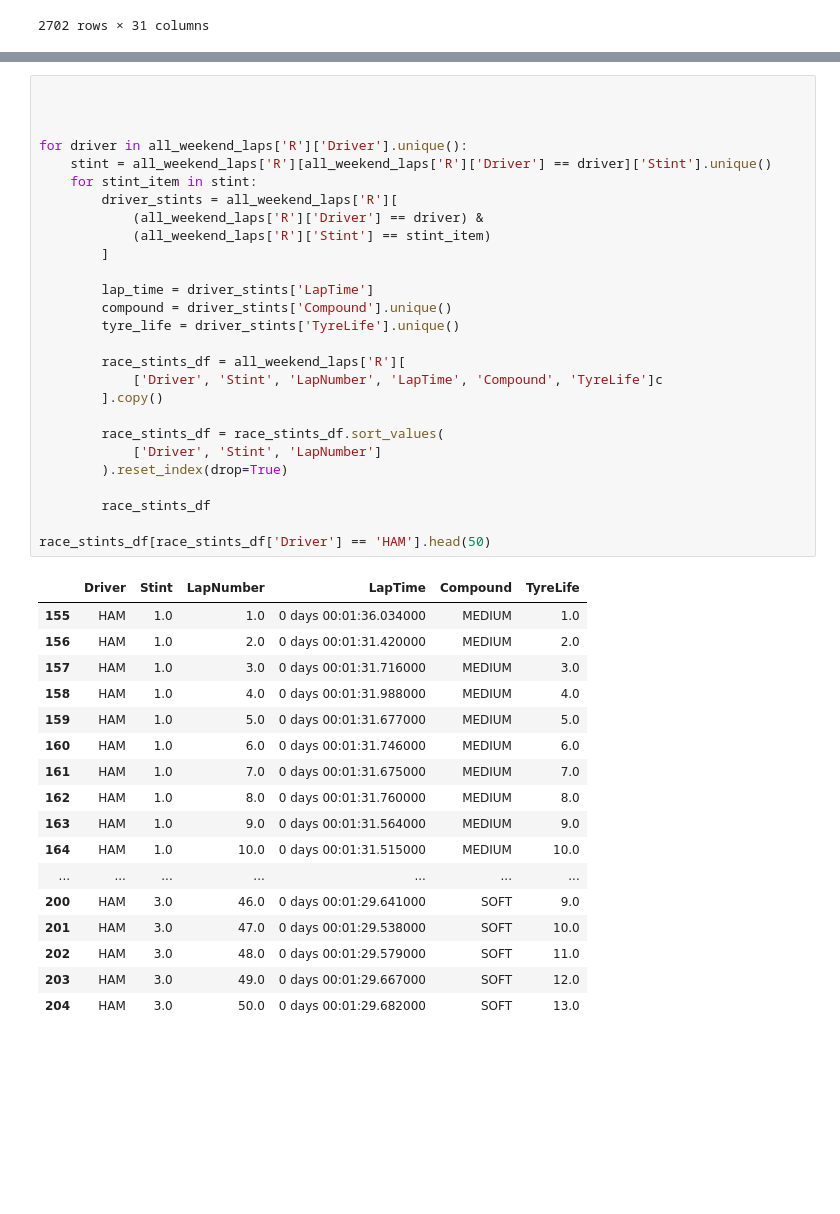
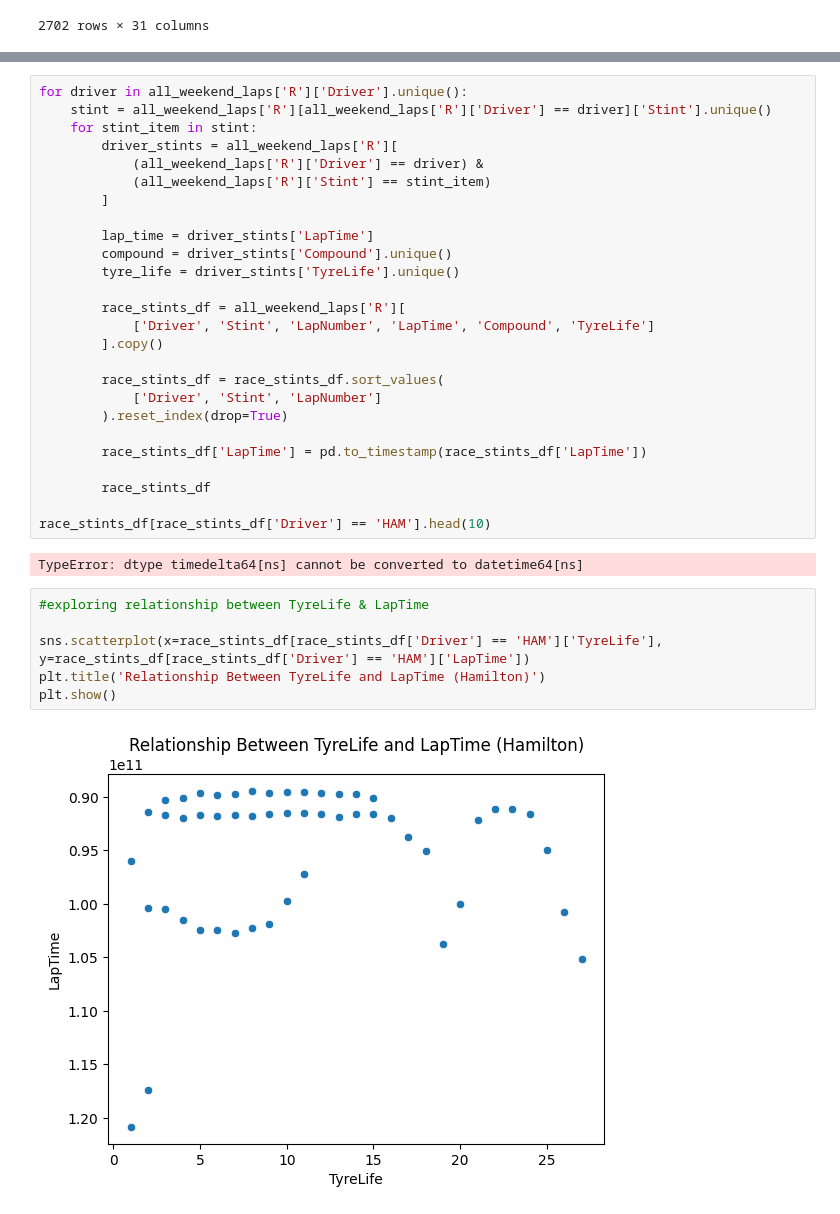
Before and after one commit to JamesBurnard1/Pitwall-F1, a Jupyter notebook: exploration.ipynb, the cells around one changed output, grey strips where cells are left out. Cells and saved outputs as stored; diff of their text form; blank space fills up the shorter version.

Commit message:
Analyze Hamilton tire life and lap times

```diff
--- a/exploration.ipynb
+++ b/exploration.ipynb
@@ -148,9 +143,6 @@ all_weekend_laps['R'][all_weekend_laps['R']['Driver'] == 'HAM'].head(50)
 | 48 | 0 days 02:16:13.232000 | HAM | 44 | 0 days 00:01:29.667000 | 49.0 | 3.0 | NaT | NaT | 0 days 00:00:29.218000 | ... |
 | 49 | 0 days 02:17:42.914000 | HAM | 44 | 0 days 00:01:29.682000 | 50.0 | 3.0 | NaT | NaT | 0 days 00:00:29.222000 | ... |
 # %%
-
-
-
 for driver in all_weekend_laps['R']['Driver'].unique():
     stint = all_weekend_laps['R'][all_weekend_laps['R']['Driver'] == driver]['Stint'].unique()
     for stint_item in stint:
@@ -164,31 +156,25 @@ for driver in all_weekend_laps['R']['Driver'].unique():
         tyre_life = driver_stints['TyreLife'].unique()
 
         race_stints_df = all_weekend_laps['R'][
-            ['Driver', 'Stint', 'LapNumber', 'LapTime', 'Compound', 'TyreLife']c
+            ['Driver', 'Stint', 'LapNumber', 'LapTime', 'Compound', 'TyreLife']
         ].copy()
 
         race_stints_df = race_stints_df.sort_values(
             ['Driver', 'Stint', 'LapNumber']
         ).reset_index(drop=True)
 
+        race_stints_df['LapTime'] = pd.to_timestamp(race_stints_df['LapTime'])
+
         race_stints_df
 
-race_stints_df[race_stints_df['Driver'] == 'HAM'].head(50)
+race_stints_df[race_stints_df['Driver'] == 'HAM'].head(10)
 # %% [output]
-|  | Driver | Stint | LapNumber | LapTime | Compound | TyreLife |
-| 155 | HAM | 1.0 | 1.0 | 0 days 00:01:36.034000 | MEDIUM | 1.0 |
-| 156 | HAM | 1.0 | 2.0 | 0 days 00:01:31.420000 | MEDIUM | 2.0 |
-| 157 | HAM | 1.0 | 3.0 | 0 days 00:01:31.716000 | MEDIUM | 3.0 |
-| 158 | HAM | 1.0 | 4.0 | 0 days 00:01:31.988000 | MEDIUM | 4.0 |
-| 159 | HAM | 1.0 | 5.0 | 0 days 00:01:31.677000 | MEDIUM | 5.0 |
-| 160 | HAM | 1.0 | 6.0 | 0 days 00:01:31.746000 | MEDIUM | 6.0 |
-| 161 | HAM | 1.0 | 7.0 | 0 days 00:01:31.675000 | MEDIUM | 7.0 |
-| 162 | HAM | 1.0 | 8.0 | 0 days 00:01:31.760000 | MEDIUM | 8.0 |
-| 163 | HAM | 1.0 | 9.0 | 0 days 00:01:31.564000 | MEDIUM | 9.0 |
-| 164 | HAM | 1.0 | 10.0 | 0 days 00:01:31.515000 | MEDIUM | 10.0 |
-| ... | ... | ... | ... | ... | ... | ... |
-| 200 | HAM | 3.0 | 46.0 | 0 days 00:01:29.641000 | SOFT | 9.0 |
-| 201 | HAM | 3.0 | 47.0 | 0 days 00:01:29.538000 | SOFT | 10.0 |
-| 202 | HAM | 3.0 | 48.0 | 0 days 00:01:29.579000 | SOFT | 11.0 |
-| 203 | HAM | 3.0 | 49.0 | 0 days 00:01:29.667000 | SOFT | 12.0 |
-| 204 | HAM | 3.0 | 50.0 | 0 days 00:01:29.682000 | SOFT | 13.0 |
+TypeError: dtype timedelta64[ns] cannot be converted to datetime64[ns]
+# %%
+#exploring relationship between TyreLife & LapTime
+
+sns.scatterplot(x=race_stints_df[race_stints_df['Driver'] == 'HAM']['TyreLife'], y=race_stints_df[race_stints_df['Driver'] == 'HAM']['LapTime'])
+plt.title('Relationship Between TyreLife and LapTime (Hamilton)')
+plt.show()
+# %% [output]
+[figure, added]
```
Also changed, not shown: parts of 1 cell of this notebook.
